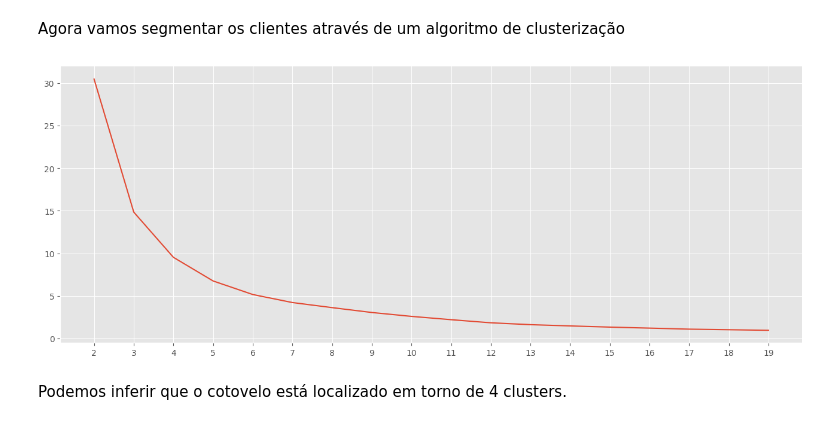
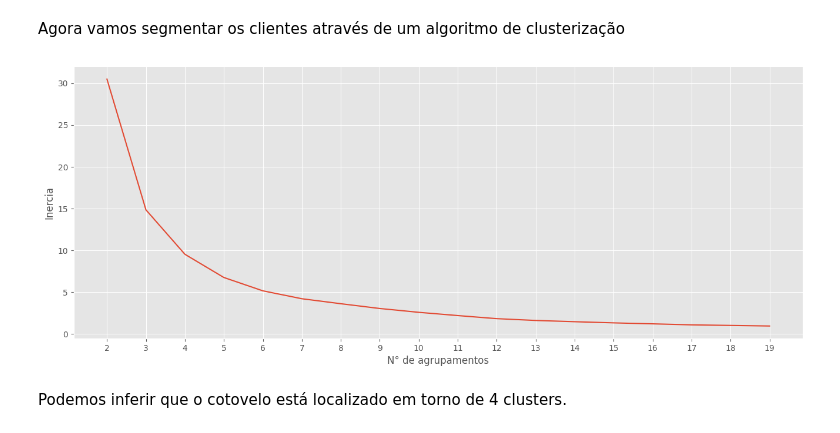
Before and after one commit to Alexandre-Esposte/Reserva_Nao_Honrada, a Jupyter notebook: notebooks/analises.ipynb, the cells around one changed output. Cells and saved outputs as stored; diff of their text form; code cells hidden in the pictures.

```diff
--- a/notebooks/analises.ipynb
+++ b/notebooks/analises.ipynb
@@ -19,6 +19,8 @@ matplotlib.rcParams['axes.spines.top'] = False
 matplotlib.rcParams['figure.figsize'] = [16,6]
 # %%
 datasets_path = "../datasets/"
+
+images_path = "../images/"
 
 datasets_names =  os.listdir(datasets_path)
 
@@ -846,18 +865,22 @@ comp_scaled[['media_pago','recencia','frequencia','faltas','cancelou']]=  scaler
 # %%
 scores = {'n':[],'inertia':[]}
 for n in range(2,20):
     kmeans = KMeans(n_clusters = n, random_state = 0)
 
     #kmeans.fit(comp_scaled[['media_pago','recencia','frequencia']])
     kmeans.fit(comp_scaled[['media_pago','recencia','frequencia']])
 
     scores['n'].append(n)
     scores['inertia'].append(kmeans.inertia_)
 
 plt.plot(scores['n'],scores['inertia'])
 plt.xticks(scores['n']);
+plt.xlabel("N° de agrupamentos",size=12)
+plt.ylabel("Inercia",size=12)
+
+plt.savefig(images_path+"elbow.png",format='png')
 # %% [output]
-[figure, old version]
+[figure, new version]
 # %% [markdown]
 Podemos inferir que o cotovelo está localizado em torno de 4 clusters.
 # %%
```
Also changed, not shown: parts of 10 cells of this notebook, 9 other files.
